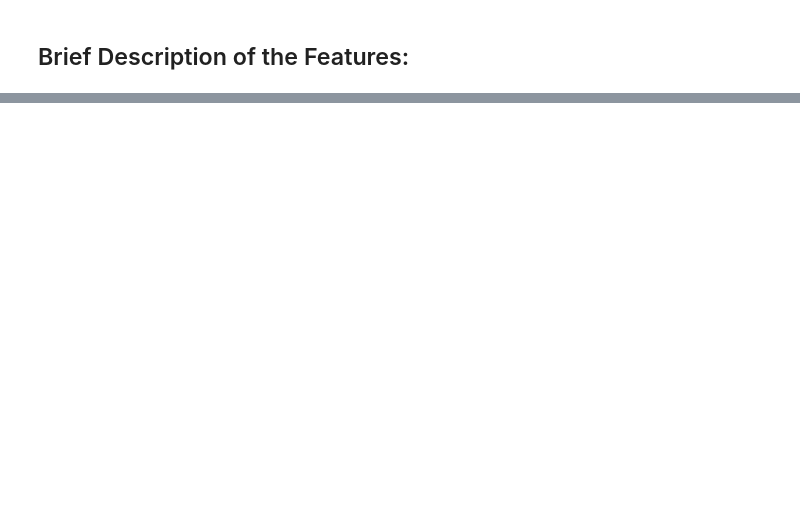
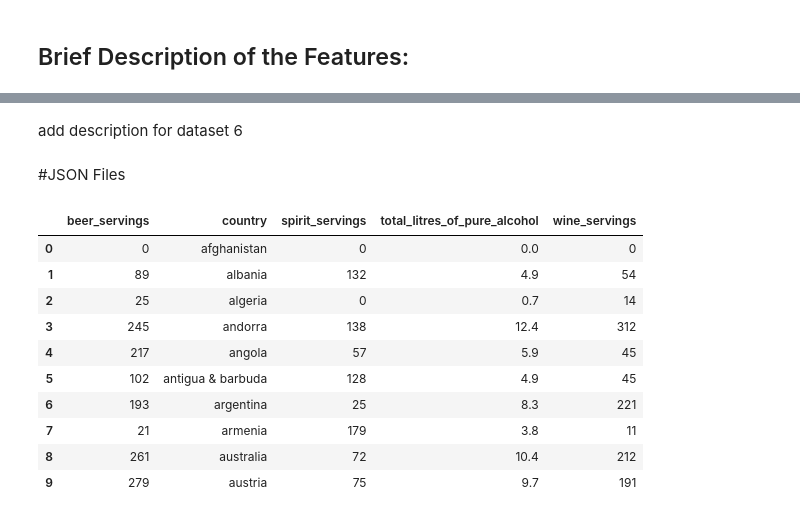
Before and after one commit to amnasyed1/datasci_1_loading, a Jupyter notebook: datasci_1_loading.ipynb, the cells around one changed output, grey strips where cells are left out. Saved outputs shown, nothing was run; the diff lists cells and outputs as text; code cells hidden in the pictures; blank space fills up the shorter version.

```diff
--- a/datasci_1_loading.ipynb
+++ b/datasci_1_loading.ipynb
@@ -108,0 +155,19 @@ dataset5.head(10)
+# %% [markdown]
+add description for dataset 6
+# %% [markdown]
+#JSON Files
+# %%
+dataset7 = pd.read_json("https://pkgstore.datahub.io/five-thirty-eight/alcohol-consumption/drinks_json/data/4b55347c648aeebea41fcd5c68ef7d51/drinks_json.json")
+dataset7.head(10)
+# %% [output]
+|  | beer_servings | country | spirit_servings | total_litres_of_pure_alcohol | wine_servings |
+| 0 | 0 | afghanistan | 0 | 0.0 | 0 |
+| 1 | 89 | albania | 132 | 4.9 | 54 |
+| 2 | 25 | algeria | 0 | 0.7 | 14 |
+| 3 | 245 | andorra | 138 | 12.4 | 312 |
+| 4 | 217 | angola | 57 | 5.9 | 45 |
+| 5 | 102 | antigua & barbuda | 128 | 4.9 | 45 |
+| 6 | 193 | argentina | 25 | 8.3 | 221 |
+| 7 | 21 | armenia | 179 | 3.8 | 11 |
+| 8 | 261 | australia | 72 | 10.4 | 212 |
+| 9 | 279 | austria | 75 | 9.7 | 191 |
```
Also changed, not shown: parts of 18 cells of this notebook.
